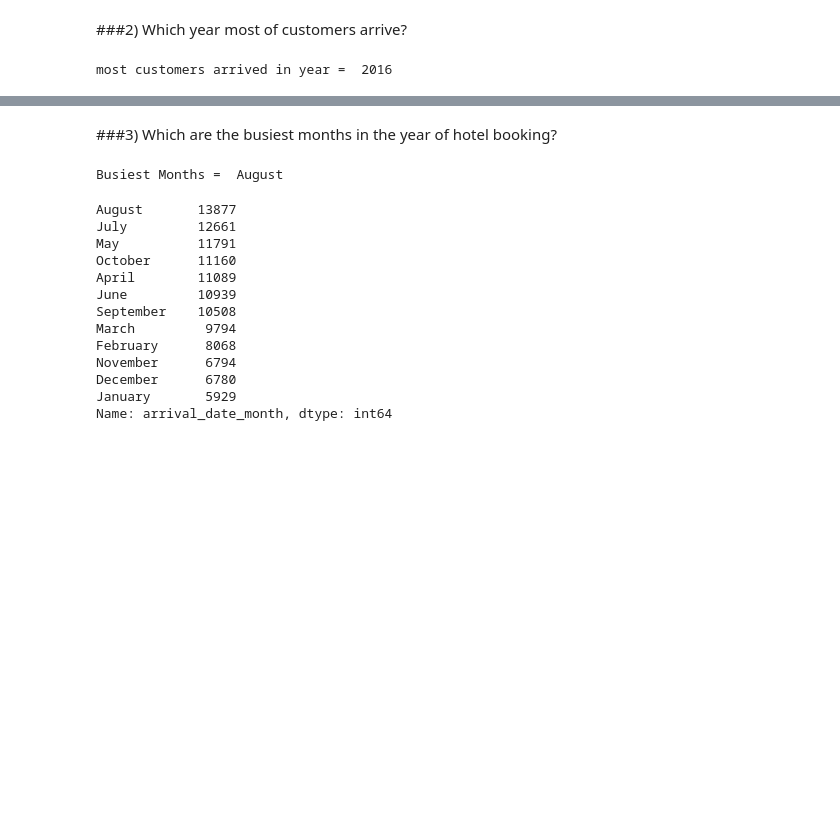
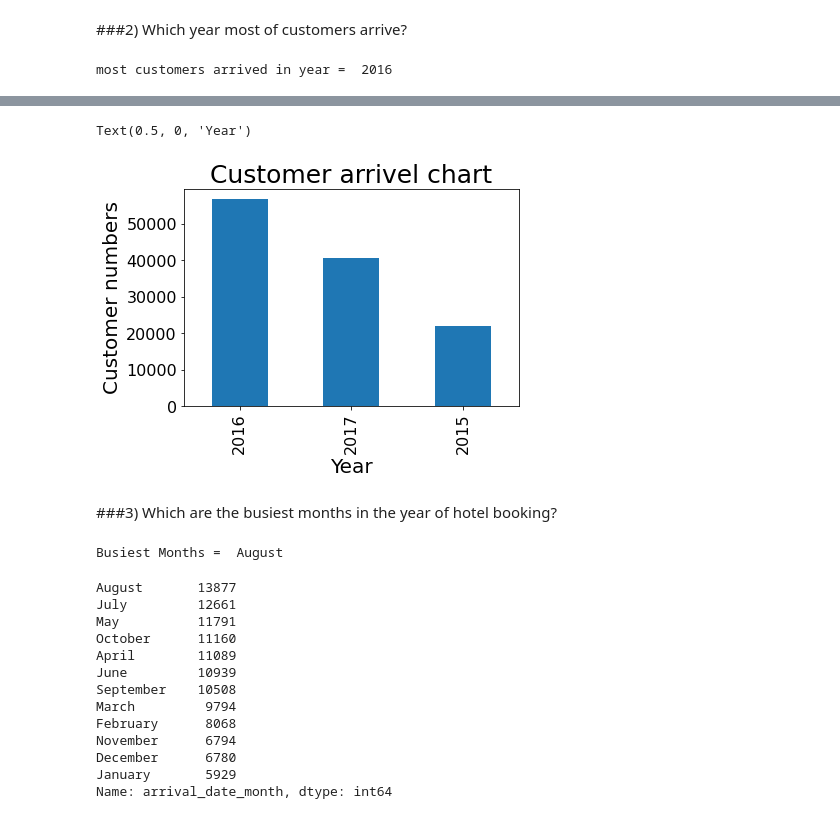
Before and after one commit to shubhankar77/EDA, a Jupyter notebook: hotal_booking.ipynb, the cells around one changed output, grey strips where cells are left out. Saved outputs shown, nothing was run; the diff lists cells and outputs as text; code cells hidden in the pictures; blank space fills up the shorter version.

```diff
--- a/hotal_booking.ipynb
+++ b/hotal_booking.ipynb
@@ -122,3 +123,11 @@ most_customers.plot(kind='bar',color='green',fontsize=20)
+# %%
+most_customers.plot(kind='bar',fontsize=16)
+plt.title('Customer arrivel chart',fontsize=25)
+plt.ylabel('Customer numbers',fontsize=20)
+plt.xlabel('Year',fontsize=20)
+# %% [output]
+Text(0.5, 0, 'Year')
+[figure, added]
 # %% [markdown]
 ###3) Which are the busiest months in the year of hotel booking?
 # %%
```
Also changed, not shown: parts of 22 cells of this notebook.
